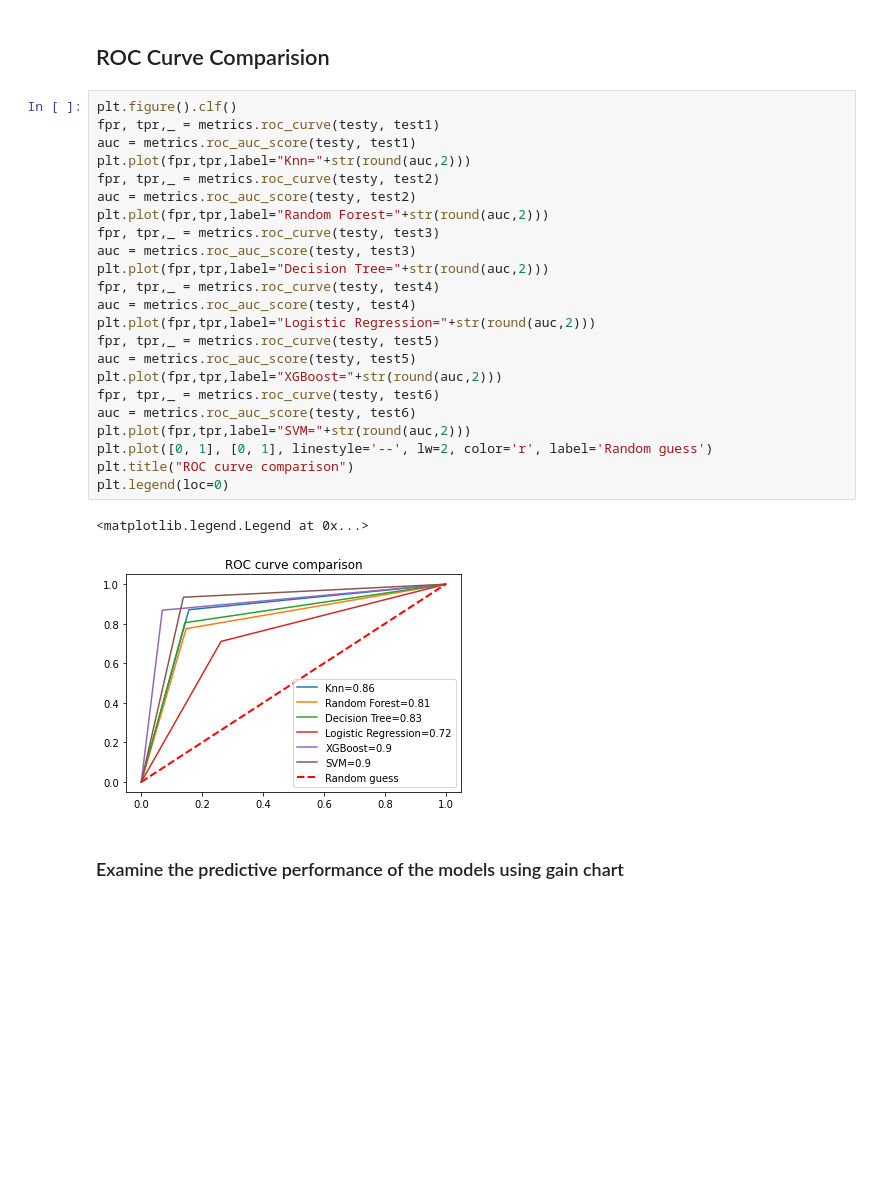
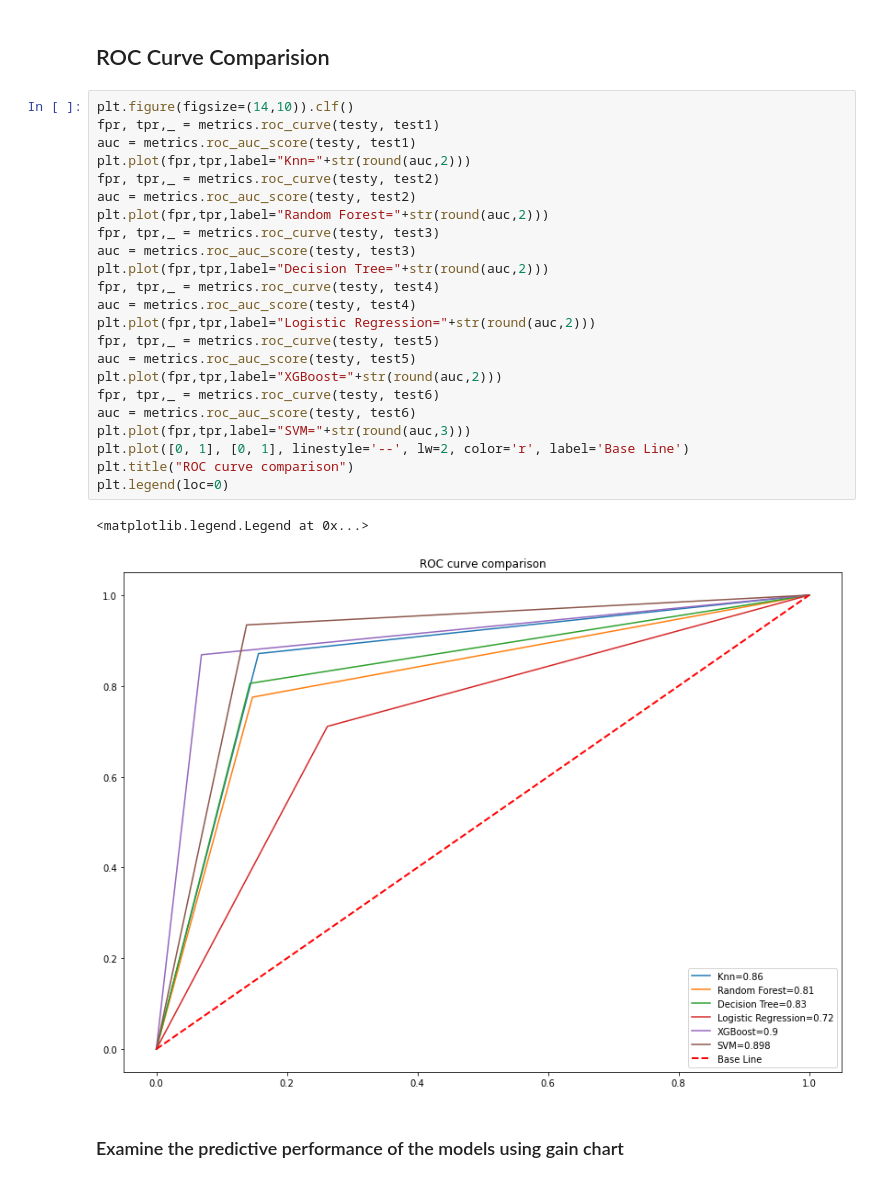
Before and after one commit to Fatemeh-Khosravi/Customer-Churn-Prediction, a Jupyter notebook: ADS505-FinalProject-ChrunPrediction.ipynb, the cells around one changed output. Drawn from its saved outputs; the diff is of its cells as text; blank space fills up the shorter version.

```diff
--- a/ADS505-FinalProject-ChrunPrediction.ipynb
+++ b/ADS505-FinalProject-ChrunPrediction.ipynb
@@ -1306,31 +1306,31 @@ weighted avg       0.90      0.90      0.90      1559
 # %% [markdown]
 ## ROC Curve Comparision
 # %%
-plt.figure().clf()
+plt.figure(figsize=(14,10)).clf()
 fpr, tpr,_ = metrics.roc_curve(testy, test1)
 auc = metrics.roc_auc_score(testy, test1)
 plt.plot(fpr,tpr,label="Knn="+str(round(auc,2)))
 fpr, tpr,_ = metrics.roc_curve(testy, test2)
 auc = metrics.roc_auc_score(testy, test2)
 plt.plot(fpr,tpr,label="Random Forest="+str(round(auc,2)))
 fpr, tpr,_ = metrics.roc_curve(testy, test3)
 auc = metrics.roc_auc_score(testy, test3)
 plt.plot(fpr,tpr,label="Decision Tree="+str(round(auc,2)))
 fpr, tpr,_ = metrics.roc_curve(testy, test4)
 auc = metrics.roc_auc_score(testy, test4)
 plt.plot(fpr,tpr,label="Logistic Regression="+str(round(auc,2)))
 fpr, tpr,_ = metrics.roc_curve(testy, test5)
 auc = metrics.roc_auc_score(testy, test5)
 plt.plot(fpr,tpr,label="XGBoost="+str(round(auc,2)))
 fpr, tpr,_ = metrics.roc_curve(testy, test6)
 auc = metrics.roc_auc_score(testy, test6)
-plt.plot(fpr,tpr,label="SVM="+str(round(auc,2)))
-plt.plot([0, 1], [0, 1], linestyle='--', lw=2, color='r', label='Random guess')
+plt.plot(fpr,tpr,label="SVM="+str(round(auc,3)))
+plt.plot([0, 1], [0, 1], linestyle='--', lw=2, color='r', label='Base Line')
 plt.title("ROC curve comparison")
 plt.legend(loc=0)
 # %% [output]
 <matplotlib.legend.Legend at 0x...>
-[figure, old version]
+[figure, new version]
 # %% [markdown]
 ### Examine the predictive performance of the models using gain chart
 # %%
```
Also changed, not shown: parts of 20 cells of this notebook.
